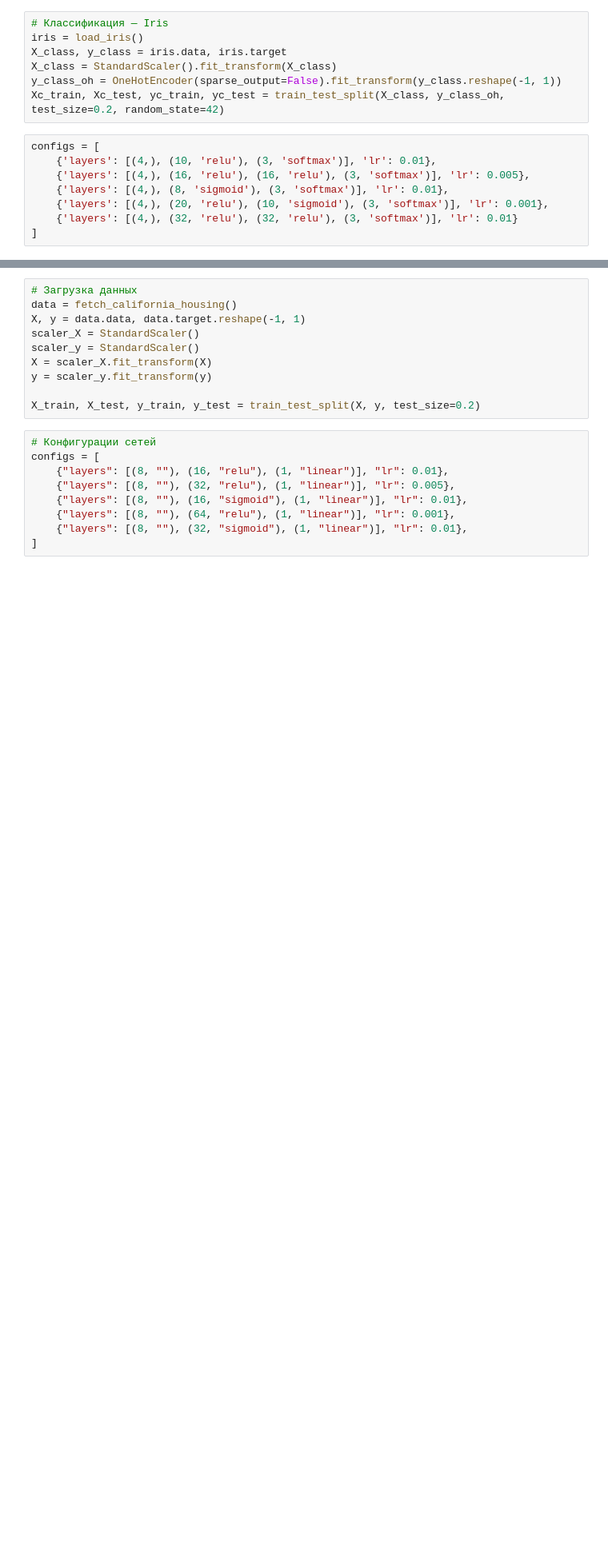
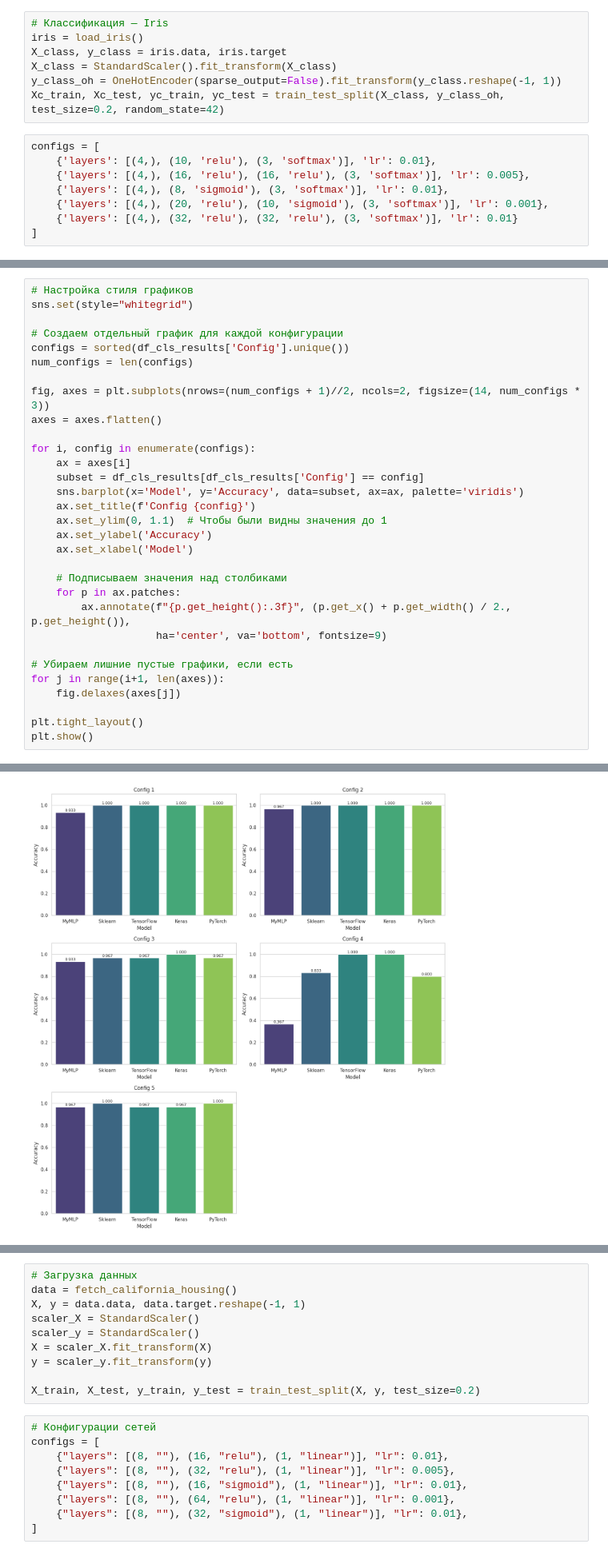
Before and after one commit to Npudov/YadroDeepLearningCourseITMO, a Jupyter notebook: lab2/Lab_2_Yadro_ML_Course.ipynb, the cells around one changed output, grey strips where cells are left out. Shown: that part at 80% size. Cells and saved outputs as stored; diff of their text form; blank space fills up the shorter version.

```diff
--- a/lab2/Lab_2_Yadro_ML_Course.ipynb
+++ b/lab2/Lab_2_Yadro_ML_Course.ipynb
@@ -601,0 +610,32 @@ df_cls_results
+# %%
+# Настройка стиля графиков
+sns.set(style="whitegrid")
+
+# Создаем отдельный график для каждой конфигурации
+configs = sorted(df_cls_results['Config'].unique())
+num_configs = len(configs)
+
+fig, axes = plt.subplots(nrows=(num_configs + 1)//2, ncols=2, figsize=(14, num_configs * 3))
+axes = axes.flatten()
+
+for i, config in enumerate(configs):
+    ax = axes[i]
+    subset = df_cls_results[df_cls_results['Config'] == config]
+    sns.barplot(x='Model', y='Accuracy', data=subset, ax=ax, palette='viridis')
+    ax.set_title(f'Config {config}')
+    ax.set_ylim(0, 1.1)  # Чтобы были видны значения до 1
+    ax.set_ylabel('Accuracy')
+    ax.set_xlabel('Model')
+
+    # Подписываем значения над столбиками
+    for p in ax.patches:
+        ax.annotate(f"{p.get_height():.3f}", (p.get_x() + p.get_width() / 2., p.get_height()),
+                    ha='center', va='bottom', fontsize=9)
+
+# Убираем лишние пустые графики, если есть
+for j in range(i+1, len(axes)):
+    fig.delaxes(axes[j])
+
+plt.tight_layout()
+plt.show()
+# %% [output]
@@ -601,0 +661 @@ df_cls_results
+[figure, added]
```
Also changed, not shown: parts of 10 cells of this notebook.
